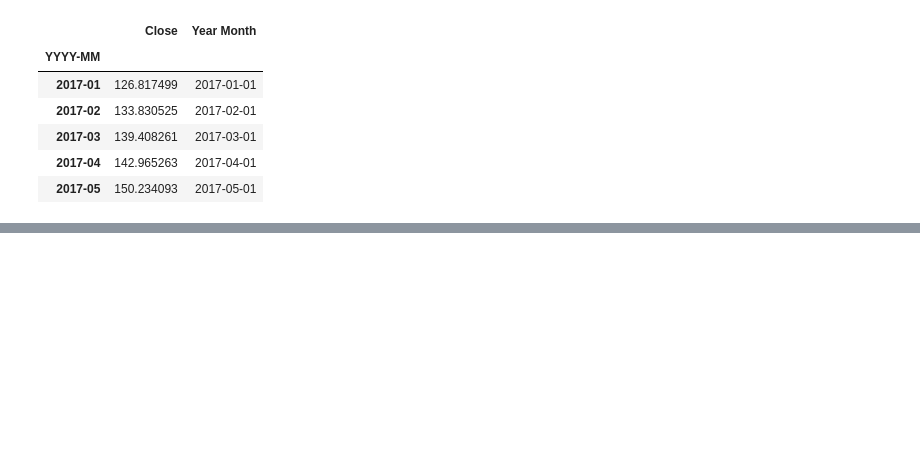
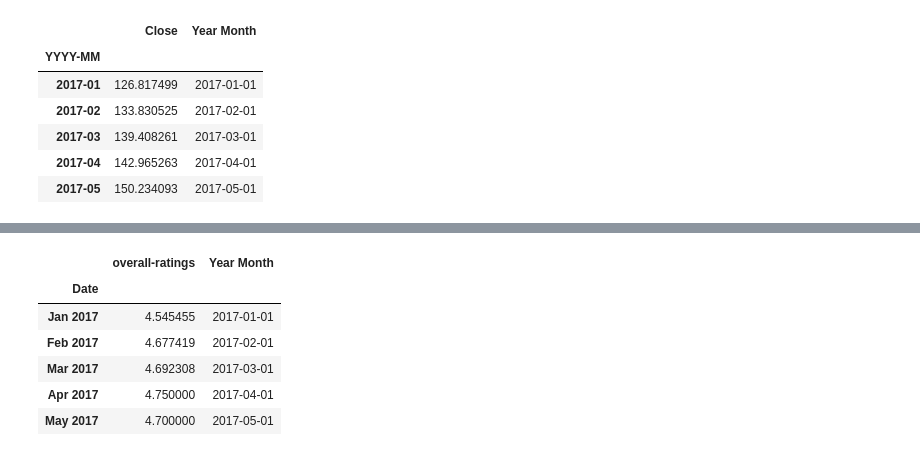
Before and after one commit to diana-md/DataAnalystsGuru, a Jupyter notebook: Main_Analysis.ipynb, the cells around one changed output, grey strips where cells are left out. Saved outputs shown, nothing was run; the diff lists cells and outputs as text; code cells hidden in the pictures; blank space fills up the shorter version.

```diff
--- a/Main_Analysis.ipynb
+++ b/Main_Analysis.ipynb
@@ -35,0 +53,16 @@ stock_monthly.head()
+# %%
+grouped_reviews = fb_reviews_short.groupby("Month Year")
+monthly_rating = pd.DataFrame(grouped_reviews["overall-ratings"].mean())
+monthly_rating.index.names = ["Date"]
+monthly_rating["Month Year"] = pd.to_datetime(monthly_rating.index)
+monthly_rating_sorted = monthly_rating.sort_values(by="Month Year")
+monthly_rating_sorted = monthly_rating_sorted.rename(columns = {"Month Year":"Year Month"})
+monthly_rating_sorted.head()
+# %% [output]
+|  | overall-ratings | Year Month |
+| Date |  |  |
+| Jan 2017 | 4.545455 | 2017-01-01 |
+| Feb 2017 | 4.677419 | 2017-02-01 |
+| Mar 2017 | 4.692308 | 2017-03-01 |
+| Apr 2017 | 4.750000 | 2017-04-01 |
+| May 2017 | 4.700000 | 2017-05-01 |
```
Also changed, not shown: parts of 6 cells of this notebook.
